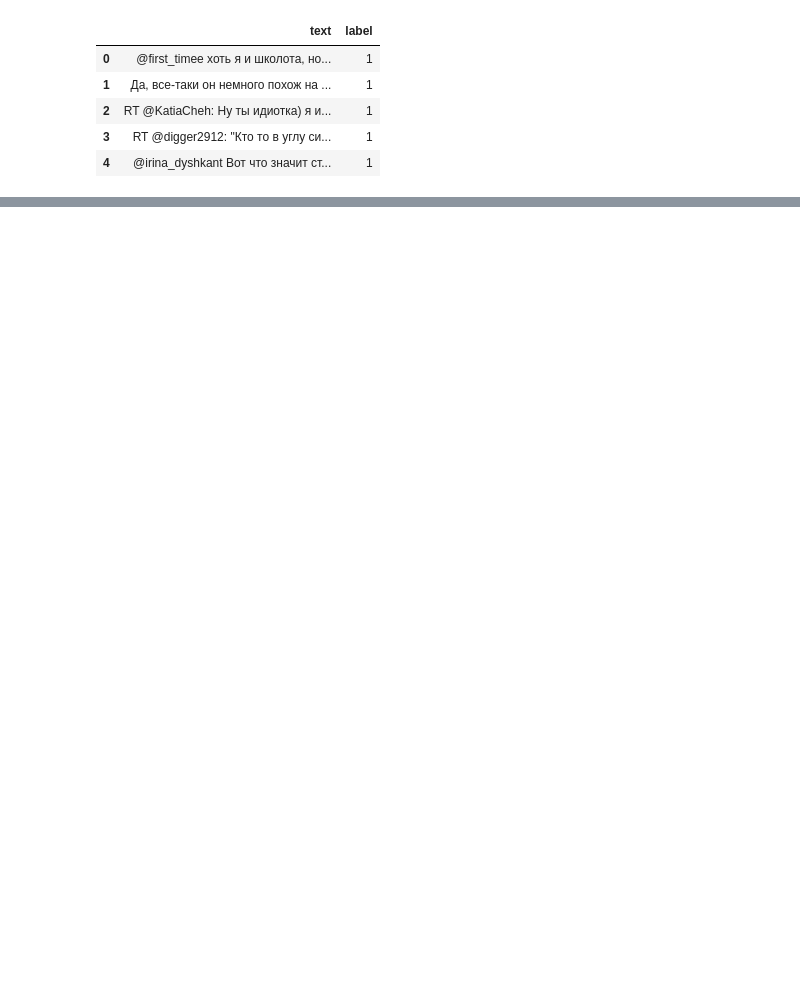
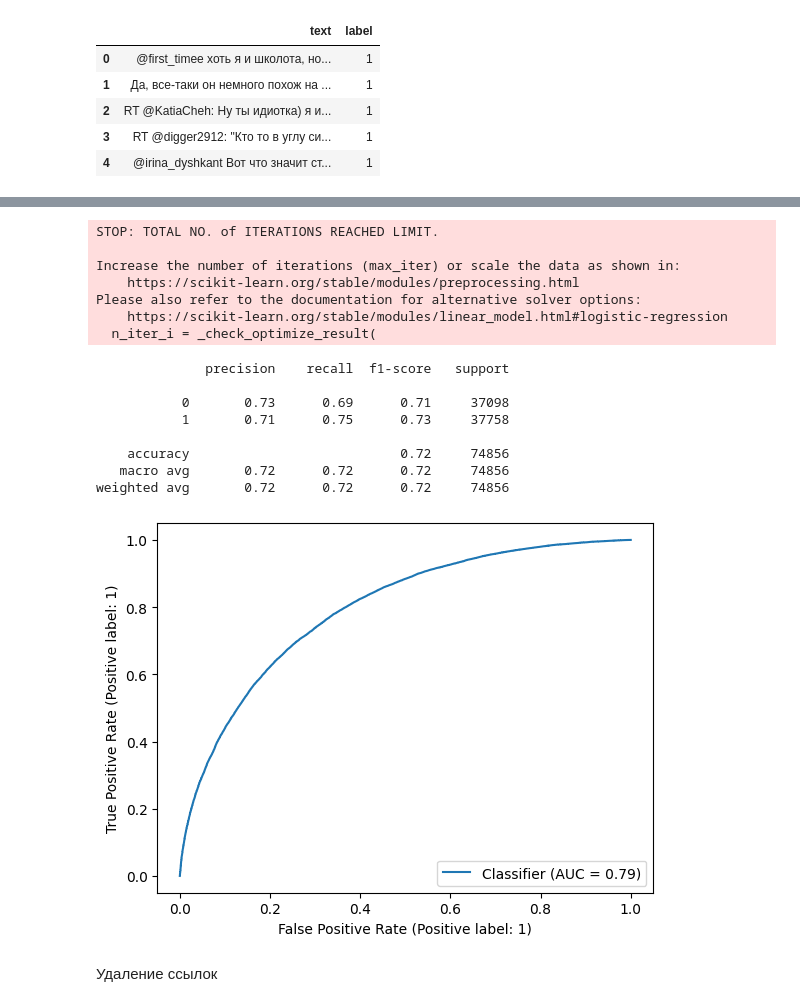
Before and after one commit to gutsy47/ETU-Sentiment-Analysis, a Jupyter notebook: tweets_classification.ipynb, the cells around one changed output, grey strips where cells are left out. Cells and saved outputs as stored; diff of their text form; code cells hidden in the pictures; blank space fills up the shorter version.

Commit message:
logisticRegression + tfidf

```diff
--- a/tweets_classification.ipynb
+++ b/tweets_classification.ipynb
@@ -70,2 +100,13 @@ tweets[tweets['text'].str.len() >= 25]
 # %%
 tweets.to_csv('preprocessed_data.csv', index=False, encoding='cp1251')
+# %%
+from sklearn.feature_extraction.text import TfidfVectorizer
+
+tweets = tweets.dropna()
+
+
+tfidf_vectorizer = TfidfVectorizer()
+
+text_vector = tfidf_vectorizer.fit_transform(tweets['text'])
+
+text_vector
@@ -71,0 +126,37 @@ tweets.to_csv('preprocessed_data.csv', index=False, encoding='cp1251')
+# %%
+from sklearn.linear_model import LogisticRegression
+from sklearn.model_selection import train_test_split
+
+X_train, X_test, y_train, y_test = train_test_split(text_vector, tweets['label'].apply(lambda x: int(x)), test_size=0.33, random_state=42)
+# %%
+from sklearn.metrics import classification_report
+from sklearn.metrics import RocCurveDisplay
+import matplotlib.pyplot as plt
+
+model = LogisticRegression()
+
+model.fit(X_train, y_train)
+
+preds = model.predict(X_test)
+
+print(classification_report(y_test, preds))
+roc_display = RocCurveDisplay.from_predictions(y_test, model.predict_proba(X_test)[:,1])
+# %% [output]
+STOP: TOTAL NO. of ITERATIONS REACHED LIMIT.
+
+Increase the number of iterations (max_iter) or scale the data as shown in:
+    https://scikit-learn.org/stable/modules/preprocessing.html
+Please also refer to the documentation for alternative solver options:
+    https://scikit-learn.org/stable/modules/linear_model.html#logistic-regression
+  n_iter_i = _check_optimize_result(
+              precision    recall  f1-score   support
+
+           0       0.73      0.69      0.71     37098
+           1       0.71      0.75      0.73     37758
+
+    accuracy                           0.72     74856
+   macro avg       0.72      0.72      0.72     74856
+weighted avg       0.72      0.72      0.72     74856
+[figure, added]
+# %% [markdown]
+Удаление ссылок
```
Also changed, not shown: parts of 16 cells of this notebook.
